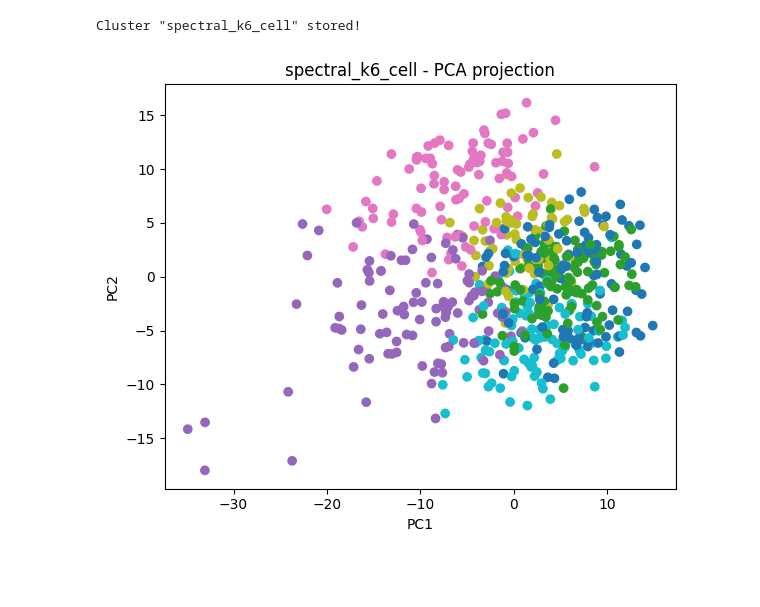
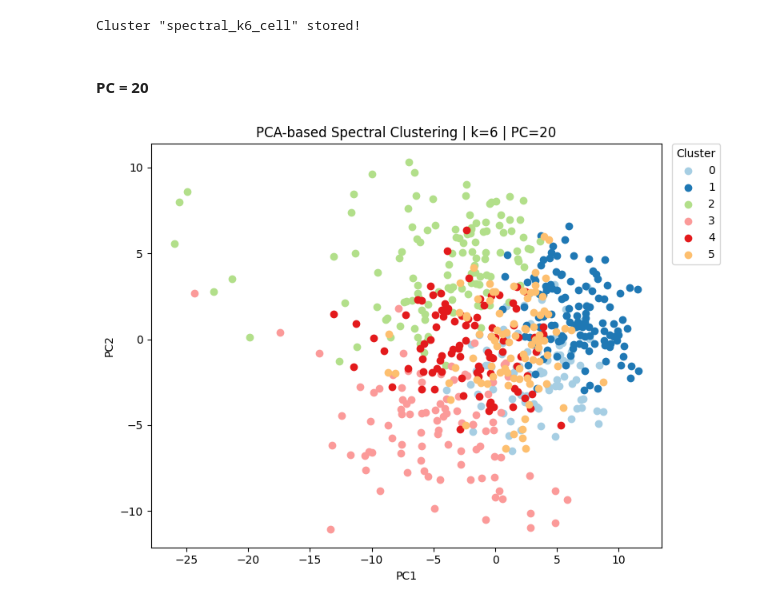
Before and after one commit to csw128/hdadata-package, a Jupyter notebook: test1.ipynb, the cells around one changed output. Saved outputs shown, nothing was run; the diff lists cells and outputs as text; code cells hidden in the pictures; blank space fills up the shorter version.

```diff
--- a/test1.ipynb
+++ b/test1.ipynb
@@ -99,13 +98,15 @@ Cluster "spectral_k6_cell" stored!
 # %%
 # Reuse the embeddings already stored by compute_PCA
 em_pca_cells_ = hdata.embeddings['pca_cell_PC20']
+# %% [markdown]
+#### PC = 20
 # %%
 # Visualize
 hda.visualize.scatter(
     cluster=cl_pca_cells_,
     embedding=em_pca_cells_,
-    reduction="PCA",
+    title="PCA-based Spectral Clustering | k=6 | PC=20",
     show_label=False
 )
 # %% [output]
-[figure, old version]
+[figure, new version]
```
Also changed, not shown: parts of 21 cells of this notebook, 5 other files.
